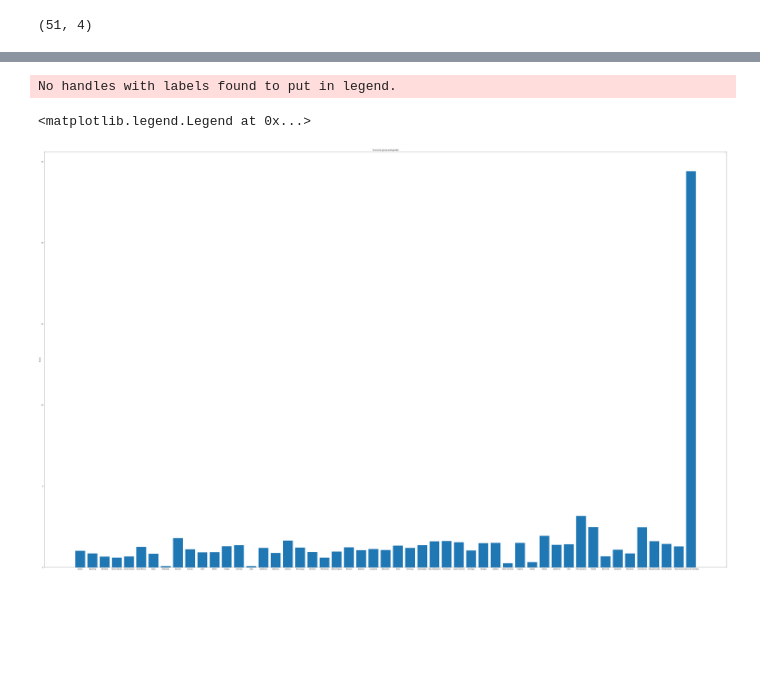
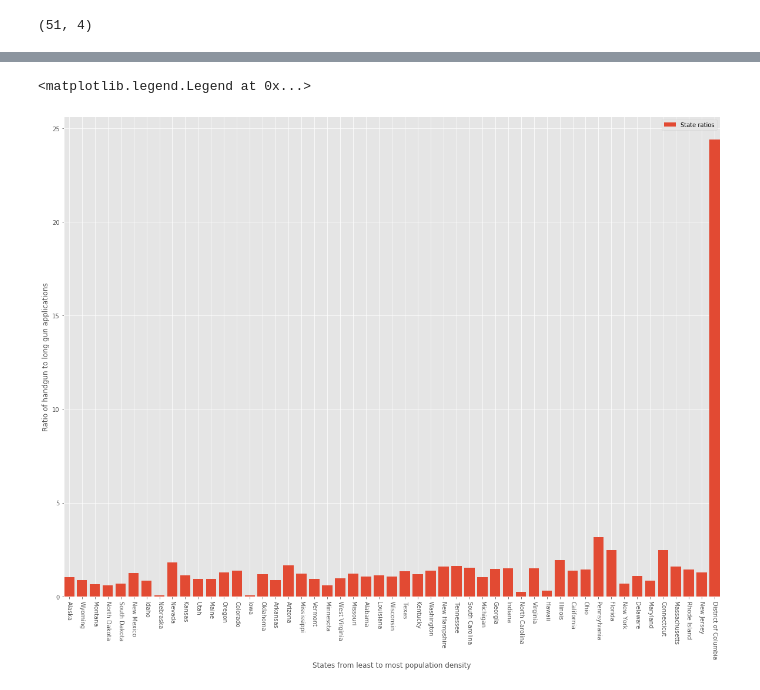
Before and after one commit to RellikDog/Capstone1, a Jupyter notebook: test.ipynb, the cells around one changed output, grey strips where cells are left out. Drawn from its saved outputs; the diff is of its cells as text; code cells hidden in the pictures; blank space fills up the shorter version.

Commit message:
bar and scatter in capstone NB

```diff
--- a/test.ipynb
+++ b/test.ipynb
@@ -2,9 +2,11 @@
 # Module Import Cell
 # %%
 %matplotlib inline
+import matplotlib
 import numpy as np
 import matplotlib.pyplot as plt
 import pandas as pd
+plt.style.use('ggplot')
 # %% [markdown]
 ## Data Import Cell
 # %%
@@ -124,16 +105,17 @@ pop_sorted_nics_2018_df
 # %%
-pop_sorted_nics_2018_df
-fig, ax = plt.subplots(figsize=(80,50))
+#pop_sorted_nics_2018_df
+fig, ax = plt.subplots(figsize=(20,15))
 labels = np.array(pop_sorted_nics_2018_df['state'])
 h_l_r = np.array(pop_sorted_nics_2018_df['Handgun/Long_gun'])
 x = np.arange(len(labels))
-ax.bar(x, h_l_r)
-ax.set_ylabel('Scores')
-ax.set_title('Scores by group and gender')
+ax.bar(x, h_l_r, label=('State ratios'))
+ax.margins(x=0)
+ax.set_ylabel('Ratio of handgun to rifle applications')
+ax.set_xlabel('States from least to most population density')
+#ax.set_title('Scores by group and gender')
 ax.set_xticks(x)
-ax.set_xticklabels(labels)
+ax.set_xticklabels(labels, rotation=270)
 ax.legend()
 # %% [output]
-No handles with labels found to put in legend.
+<matplotlib.legend.Legend at 0x...>
-<matplotlib.legend.Legend at 0x...>
-[figure, old version]
+[figure, new version]
```
Also changed, not shown: parts of 4 cells of this notebook, 1 other file.
